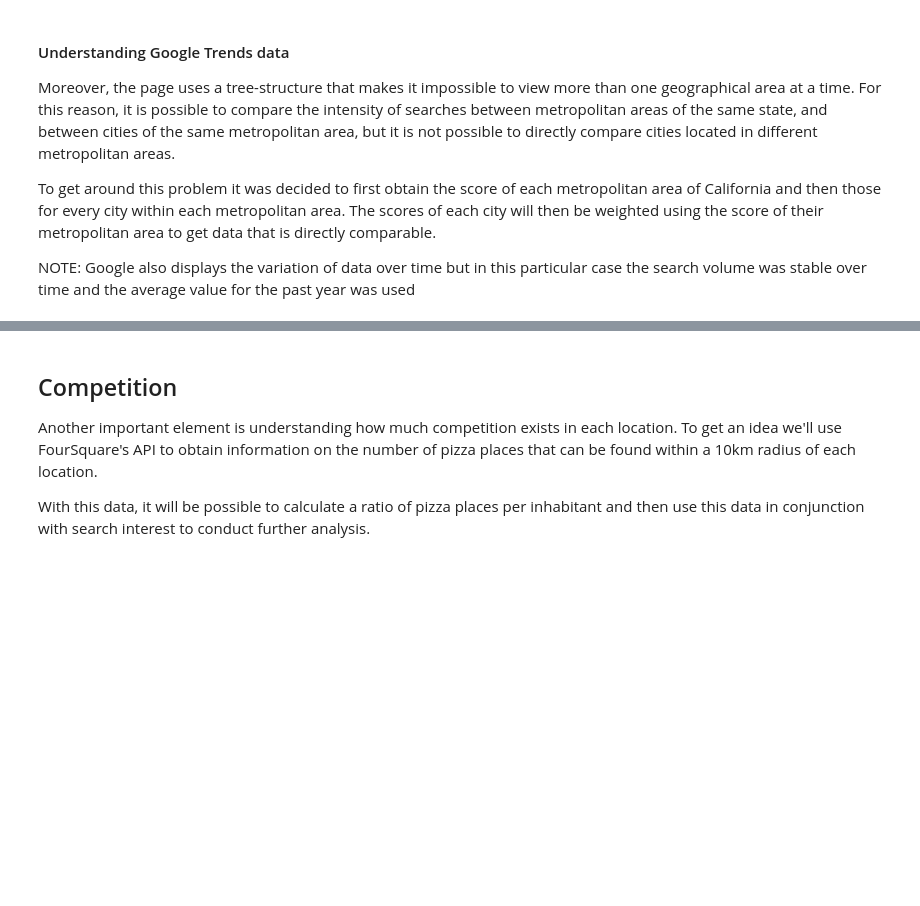
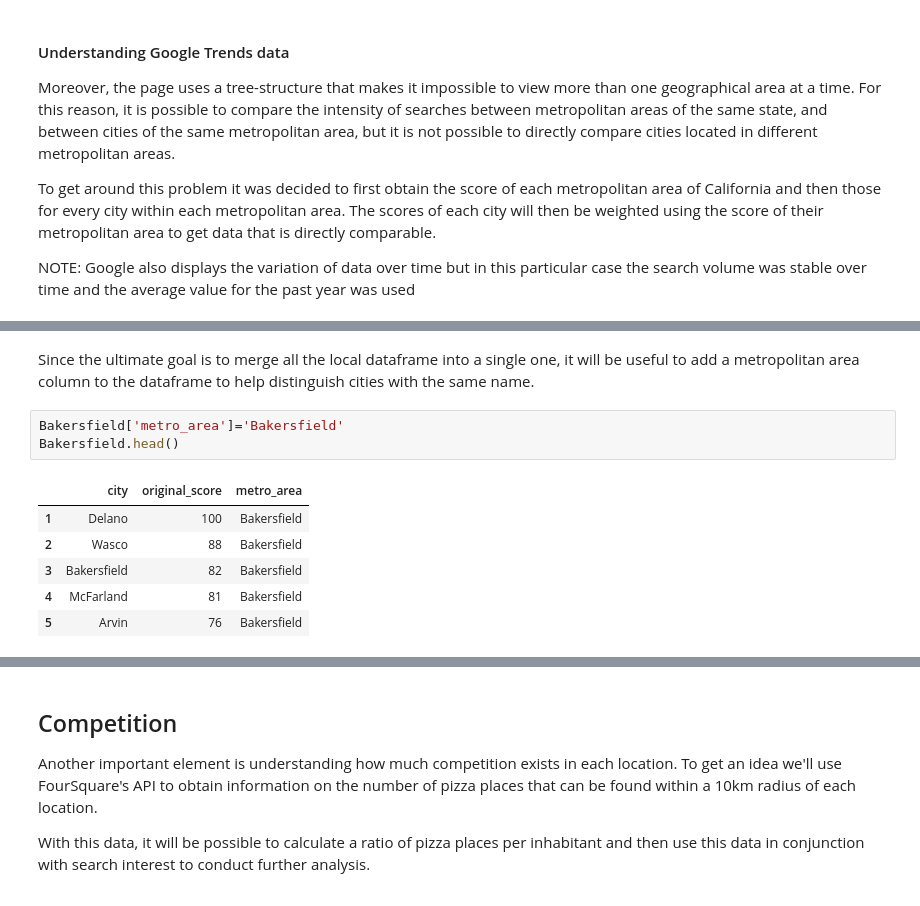
Before and after one commit to marcoserusi/The_best_place_for_a_pizza_place-an_IBM-Coursera_Data_Science_Capstone, a Jupyter notebook: TheBestPlaceForPizza.ipynb, the cells around one changed output, grey strips where cells are left out. Saved outputs shown, nothing was run; the diff lists cells and outputs as text; blank space fills up the shorter version.

```diff
--- a/TheBestPlaceForPizza.ipynb
+++ b/TheBestPlaceForPizza.ipynb
@@ -48,0 +215,12 @@ add
+# %% [markdown]
+Since the ultimate goal is to merge all the local dataframe into a single one, it will be useful to add a metropolitan area column to the dataframe to help distinguish cities with the same name.
+# %%
+Bakersfield['metro_area']='Bakersfield'
+Bakersfield.head()
+# %% [output]
+|  | city | original_score | metro_area |
+| 1 | Delano | 100 | Bakersfield |
+| 2 | Wasco | 88 | Bakersfield |
+| 3 | Bakersfield | 82 | Bakersfield |
+| 4 | McFarland | 81 | Bakersfield |
+| 5 | Arvin | 76 | Bakersfield |
```
Also changed, not shown: parts of 35 cells of this notebook, 15 other files.
